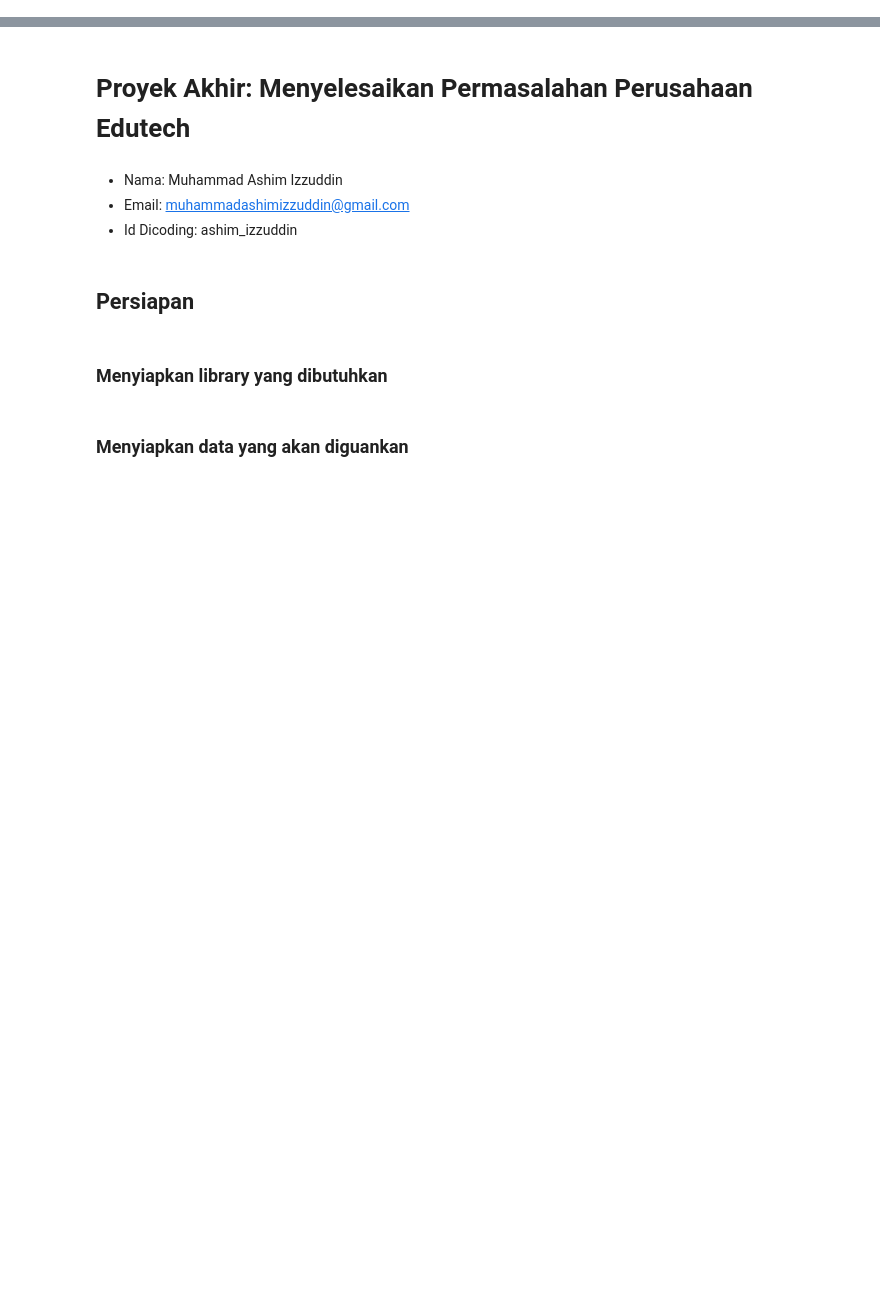
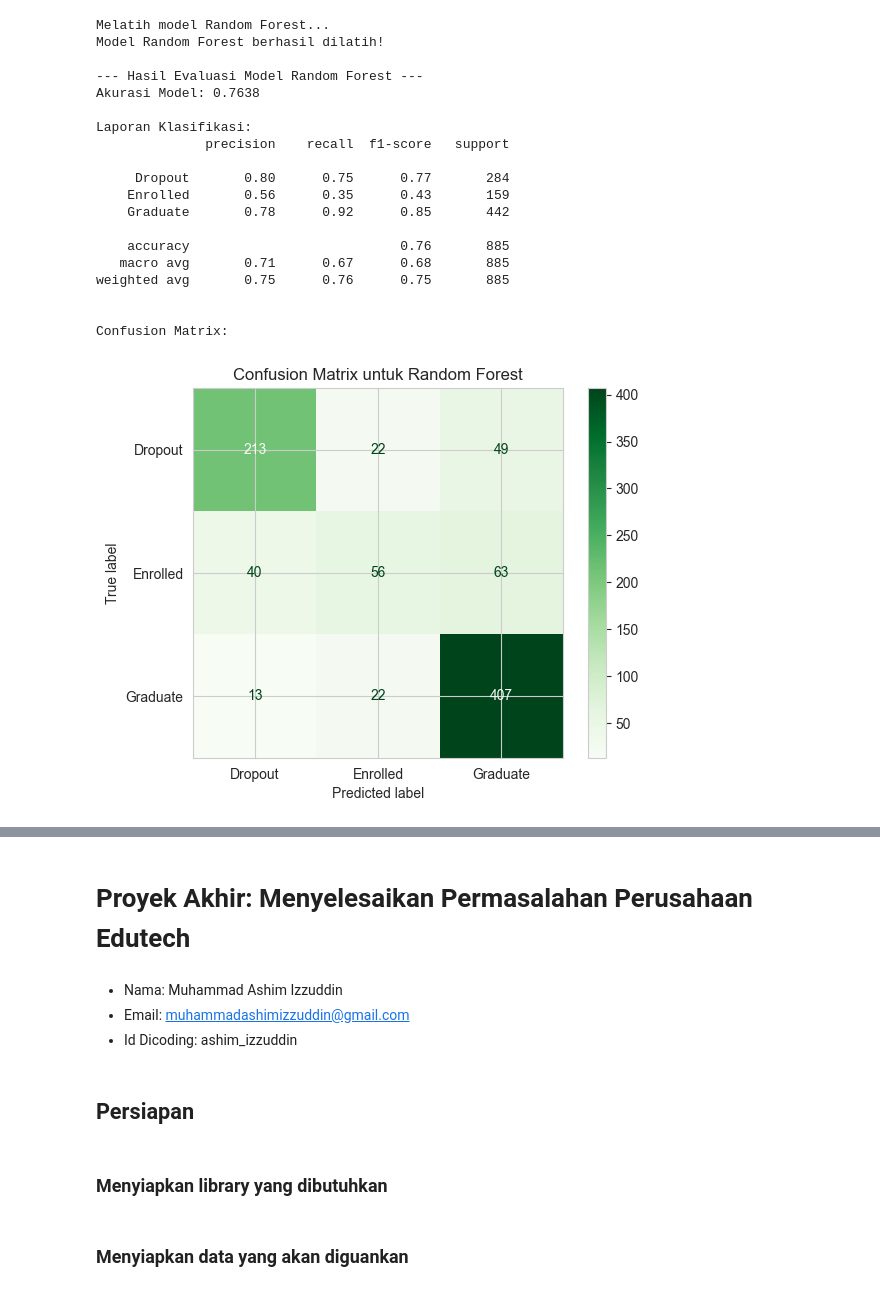
Before and after one commit to Koerentji/Menyelesaikan-Permasalahan-Institusi-Pendidikan, a Jupyter notebook: notebook.ipynb, the cells around one changed output, grey strips where cells are left out. Saved outputs shown, nothing was run; the diff lists cells and outputs as text; code cells hidden in the pictures; blank space fills up the shorter version.

```diff
--- a/notebook.ipynb
+++ b/notebook.ipynb
@@ -0,0 +264,53 @@
+# %%
+from sklearn.ensemble import RandomForestClassifier
+
+# 1. Membuat dan melatih model Random Forest
+# n_estimators adalah jumlah "pohon" dalam "hutan"
+# random_state=42 untuk hasil yang konsisten
+print("Melatih model Random Forest...")
+model_rf = RandomForestClassifier(n_estimators=100, random_state=42, n_jobs=-1)
+
+# Kita bisa menggunakan data yang sudah di-scale atau yang belum.
+# Random Forest tidak sensitif terhadap skala fitur, tapi kita gunakan saja yang sudah di-scale.
+model_rf.fit(X_train_scaled, y_train)
+print("Model Random Forest berhasil dilatih!")
+
+# 2. Membuat prediksi pada data uji
+y_pred_rf = model_rf.predict(X_test_scaled)
+
+# 3. Mengevaluasi performa model Random Forest
+print("\n--- Hasil Evaluasi Model Random Forest ---")
+accuracy_rf = accuracy_score(y_test, y_pred_rf)
+print(f"Akurasi Model: {accuracy_rf:.4f}")
+
+print("\nLaporan Klasifikasi:")
+print(classification_report(y_test, y_pred_rf, target_names=le.classes_))
+
+# 4. Menampilkan Confusion Matrix untuk Random Forest
+print("\nConfusion Matrix:")
+cm_rf = confusion_matrix(y_test, y_pred_rf)
+disp_rf = ConfusionMatrixDisplay(confusion_matrix=cm_rf, display_labels=le.classes_)
+disp_rf.plot(cmap='Greens')
+plt.title('Confusion Matrix untuk Random Forest')
+plt.show()
+# %% [output]
+Melatih model Random Forest...
+Model Random Forest berhasil dilatih!
+
+--- Hasil Evaluasi Model Random Forest ---
+Akurasi Model: 0.7638
+
+Laporan Klasifikasi:
+              precision    recall  f1-score   support
+
+     Dropout       0.80      0.75      0.77       284
+    Enrolled       0.56      0.35      0.43       159
+    Graduate       0.78      0.92      0.85       442
+
+    accuracy                           0.76       885
+   macro avg       0.71      0.67      0.68       885
+weighted avg       0.75      0.76      0.75       885
+
+
+Confusion Matrix:
+[figure, added]
```
Also changed, not shown: parts of 13 cells of this notebook, 13 other files.
